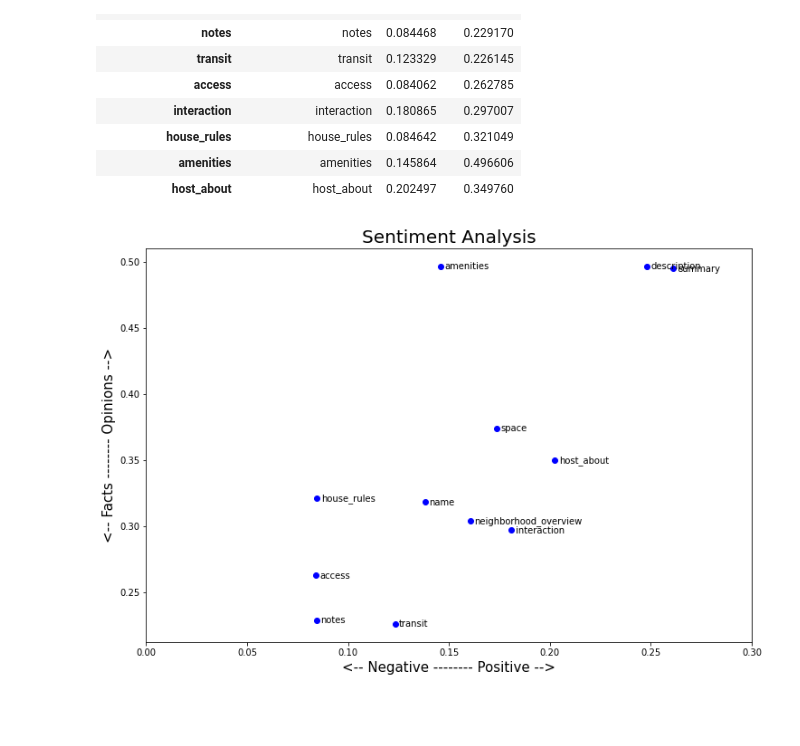
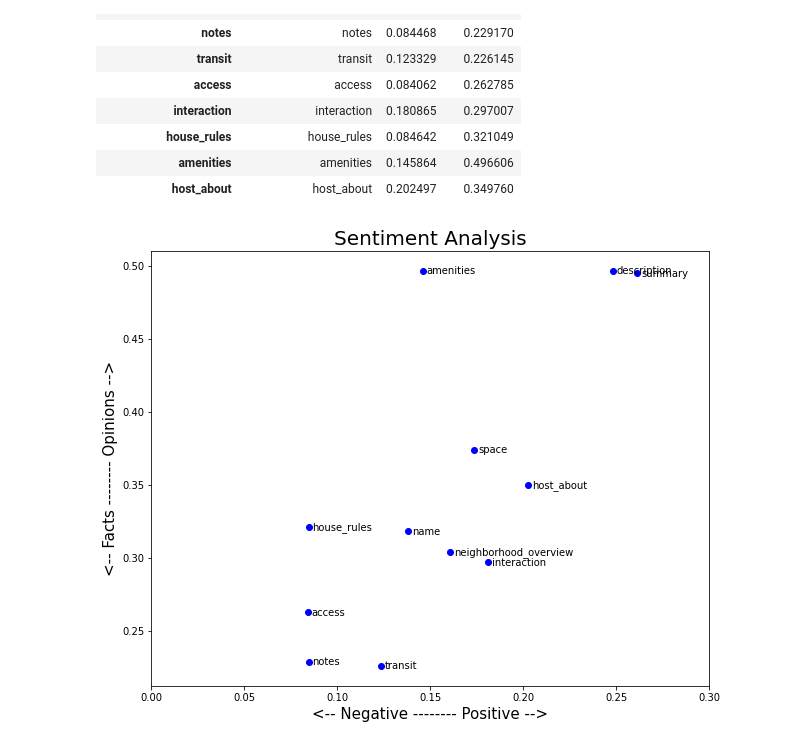
Before and after one commit to eric8395/airbnb_recommendations, a Jupyter notebook: NLP.ipynb, the cells around one changed output. Cells and saved outputs as stored; diff of their text form; code cells hidden in the pictures; blank space fills up the shorter version.

```diff
--- a/NLP.ipynb
+++ b/NLP.ipynb
@@ -526,19 +518,19 @@ sentiment_df
 | host_about | host_about | 0.202497 | 0.349760 |
 # %%
 # Plot the results
-plt.rcParams['figure.figsize'] = [12, 8]
+plt.rcParams['figure.figsize'] = [10, 8]
 
 for index, col in enumerate(sentiment_df.index):
     x = sentiment_df.Polarity.loc[col]
     y = sentiment_df.Subjectivity.loc[col]
     plt.scatter(x, y, color='blue')
     plt.text(x+.002, y-0.002, sentiment_df['Column_Name'][index], fontsize=10)
     plt.xlim(0, 0.3)
 
 plt.title('Sentiment Analysis', fontsize=20)
 plt.xlabel('<-- Negative -------- Positive -->', fontsize=15)
 plt.ylabel('<-- Facts -------- Opinions -->', fontsize=15)
 
 plt.show()
 # %% [output]
-[figure, old version]
+[figure, new version]
```
Also changed, not shown: parts of 14 cells of this notebook, 10 other files.
